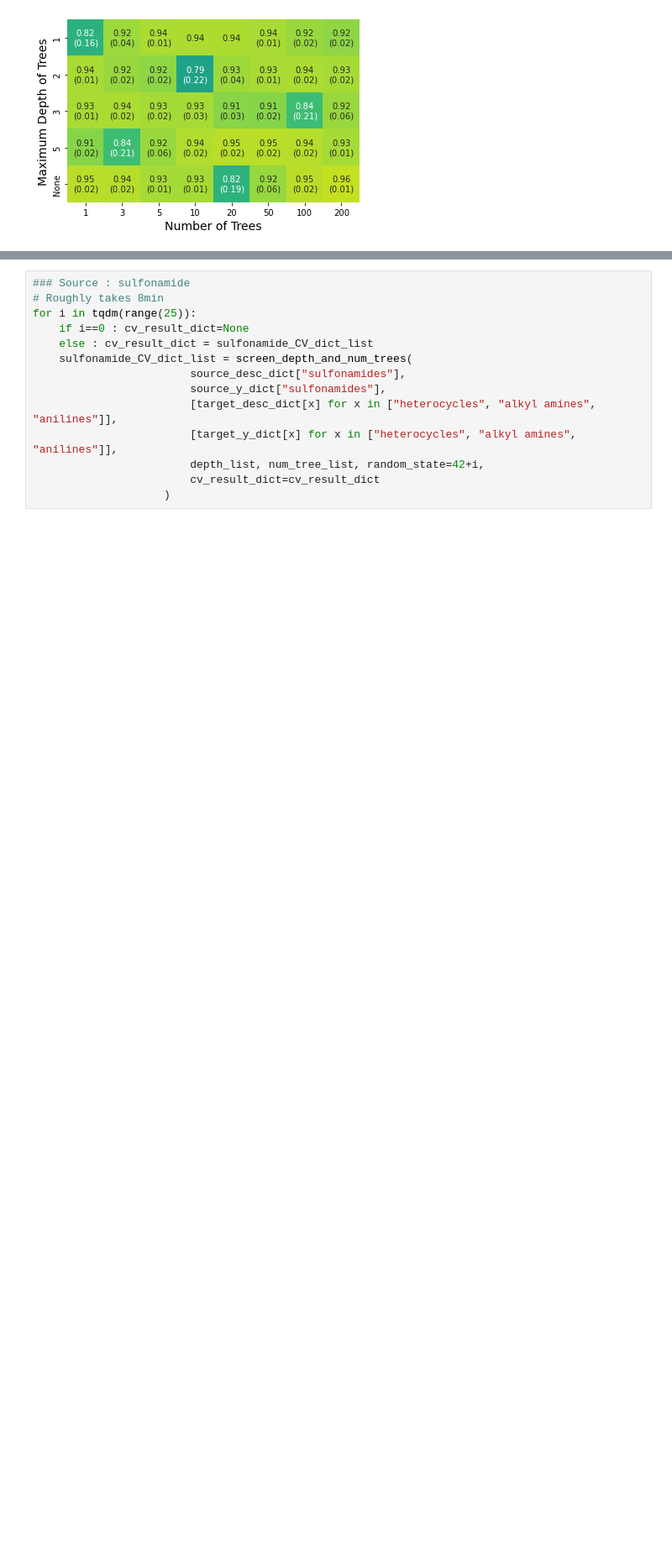
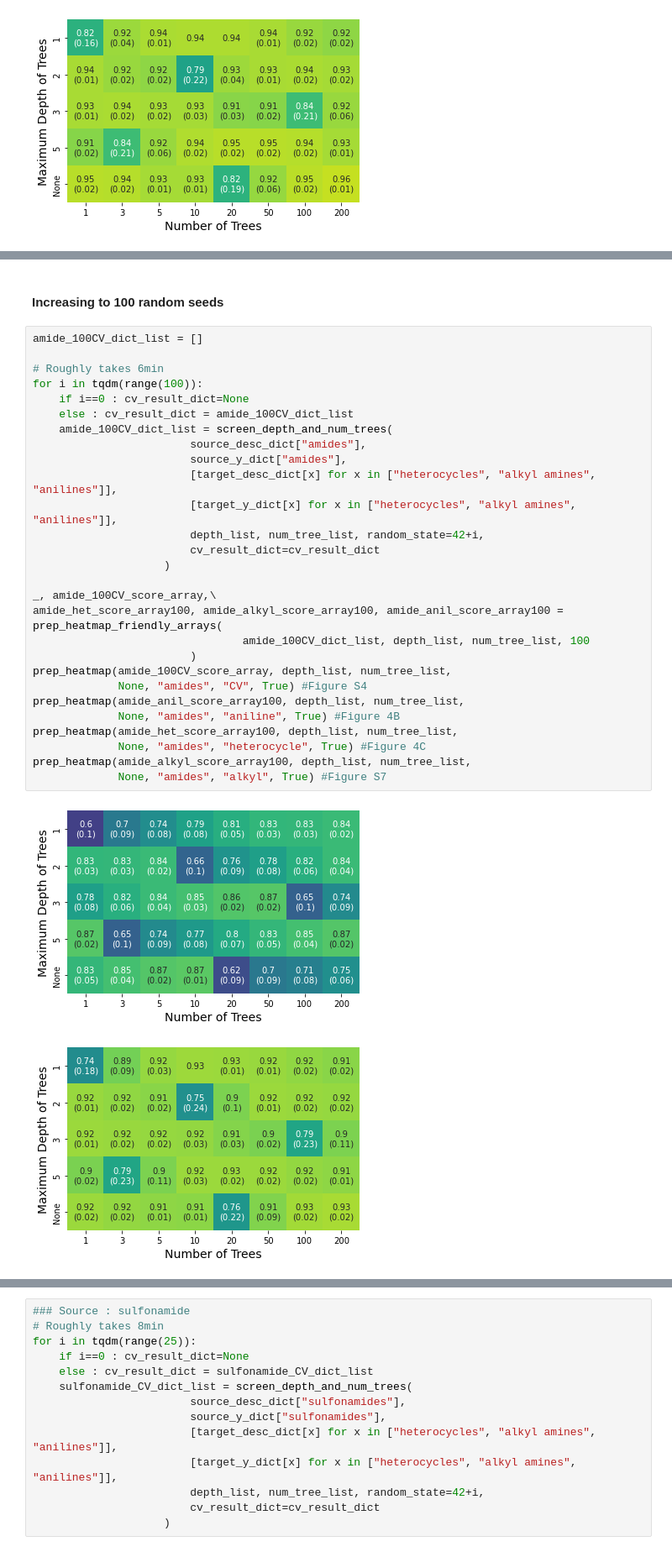
Before and after one commit to ZimmermanGroup/ActiveTransfer, a Jupyter notebook: model_complexity_and_transfer_performance.ipynb, the cells around one changed output, grey strips where cells are left out. Shown at 84% size. Saved outputs shown, nothing was run; the diff lists cells and outputs as text; blank space fills up the shorter version.

```diff
--- a/model_complexity_and_transfer_performance.ipynb
+++ b/model_complexity_and_transfer_performance.ipynb
@@ -416,0 +694,33 @@ prep_heatmap(amide_alkyl_score_array, depth_list, num_tree_list,
+# %% [markdown]
+#### Increasing to 100 random seeds
+# %%
+amide_100CV_dict_list = []
+
+# Roughly takes 6min
+for i in tqdm(range(100)):
+    if i==0 : cv_result_dict=None
+    else : cv_result_dict = amide_100CV_dict_list
+    amide_100CV_dict_list = screen_depth_and_num_trees(
+                        source_desc_dict["amides"],
+                        source_y_dict["amides"],
+                        [target_desc_dict[x] for x in ["heterocycles", "alkyl amines", "anilines"]],
+                        [target_y_dict[x] for x in ["heterocycles", "alkyl amines", "anilines"]],
+                        depth_list, num_tree_list, random_state=42+i,
+                        cv_result_dict=cv_result_dict
+                    )
+
+_, amide_100CV_score_array,\
+amide_het_score_array100, amide_alkyl_score_array100, amide_anil_score_array100 = prep_heatmap_friendly_arrays(
+                                amide_100CV_dict_list, depth_list, num_tree_list, 100
+                        )
+prep_heatmap(amide_100CV_score_array, depth_list, num_tree_list,
+             None, "amides", "CV", True) #Figure S4
+prep_heatmap(amide_anil_score_array100, depth_list, num_tree_list,
+             None, "amides", "aniline", True) #Figure 4B
+prep_heatmap(amide_het_score_array100, depth_list, num_tree_list,
+             None, "amides", "heterocycle", True) #Figure 4C
+prep_heatmap(amide_alkyl_score_array100, depth_list, num_tree_list,
+             None, "amides", "alkyl", True) #Figure S7
+# %% [output]
+[figure, added]
+[figure, added]
```
Also changed, not shown: parts of 46 cells of this notebook, 3 other files.
